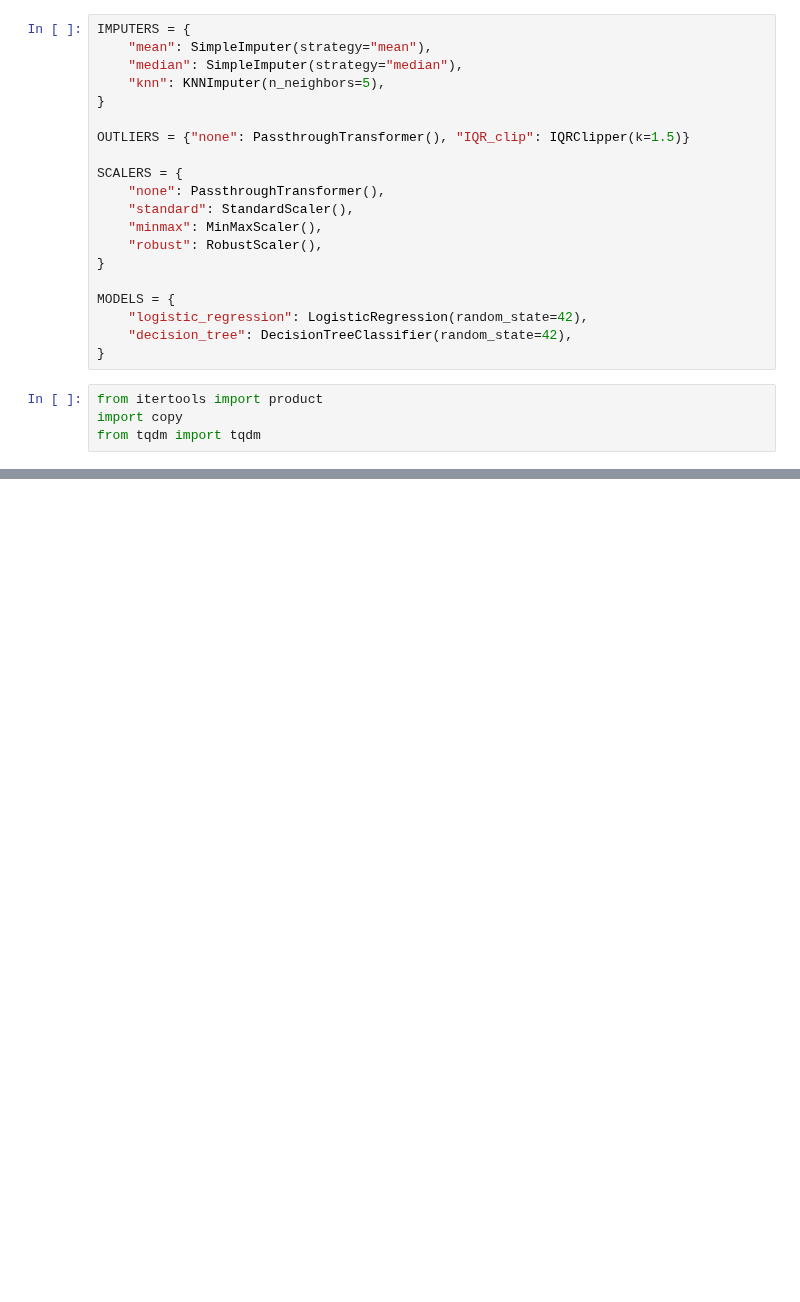
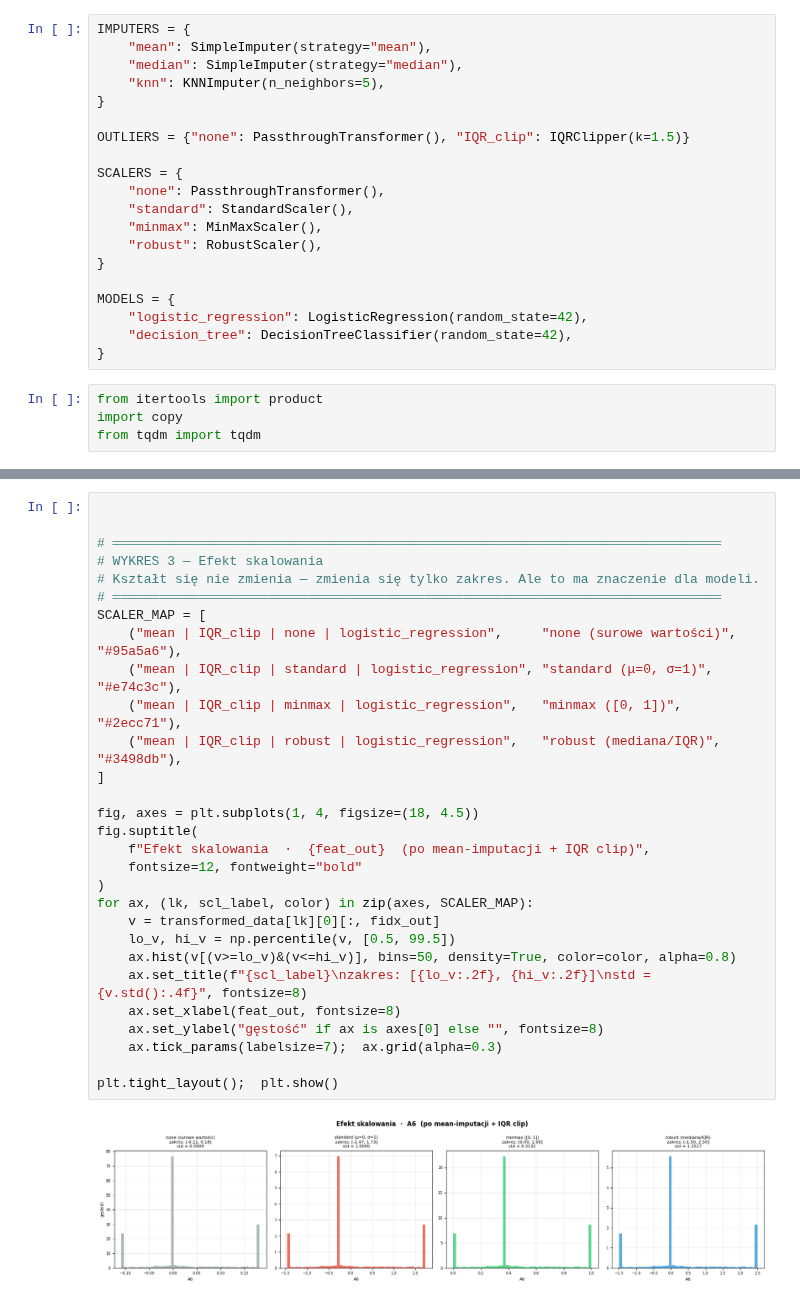
Before and after one commit to jkociecki/machine-learning-pwr, a Jupyter notebook: lab02/report.ipynb, the cells around one changed output, grey strips where cells are left out. Saved outputs shown, nothing was run; the diff lists cells and outputs as text; blank space fills up the shorter version.

```diff
--- a/lab02/report.ipynb
+++ b/lab02/report.ipynb
@@ -361,0 +448,31 @@ plt.show()
+# %%
+
+
+# ══════════════════════════════════════════════════════════════════════════════
+# WYKRES 3 — Efekt skalowania
+# Kształt się nie zmienia — zmienia się tylko zakres. Ale to ma znaczenie dla modeli.
+# ══════════════════════════════════════════════════════════════════════════════
+SCALER_MAP = [
+    ("mean | IQR_clip | none | logistic_regression",     "none (surowe wartości)", "#95a5a6"),
+    ("mean | IQR_clip | standard | logistic_regression", "standard (μ=0, σ=1)",   "#e74c3c"),
+    ("mean | IQR_clip | minmax | logistic_regression",   "minmax ([0, 1])",        "#2ecc71"),
+    ("mean | IQR_clip | robust | logistic_regression",   "robust (mediana/IQR)",   "#3498db"),
+]
+
+fig, axes = plt.subplots(1, 4, figsize=(18, 4.5))
+fig.suptitle(
+    f"Efekt skalowania  ·  {feat_out}  (po mean-imputacji + IQR clip)",
+    fontsize=12, fontweight="bold"
+)
+for ax, (lk, scl_label, color) in zip(axes, SCALER_MAP):
+    v = transformed_data[lk][0][:, fidx_out]
+    lo_v, hi_v = np.percentile(v, [0.5, 99.5])
+    ax.hist(v[(v>=lo_v)&(v<=hi_v)], bins=50, density=True, color=color, alpha=0.8)
+    ax.set_title(f"{scl_label}\nzakres: [{lo_v:.2f}, {hi_v:.2f}]\nstd = {v.std():.4f}", fontsize=8)
+    ax.set_xlabel(feat_out, fontsize=8)
+    ax.set_ylabel("gęstość" if ax is axes[0] else "", fontsize=8)
+    ax.tick_params(labelsize=7);  ax.grid(alpha=0.3)
+
+plt.tight_layout();  plt.show()
+# %% [output]
+[figure, added]
```
Also changed, not shown: parts of 13 cells of this notebook, 2 other files.
